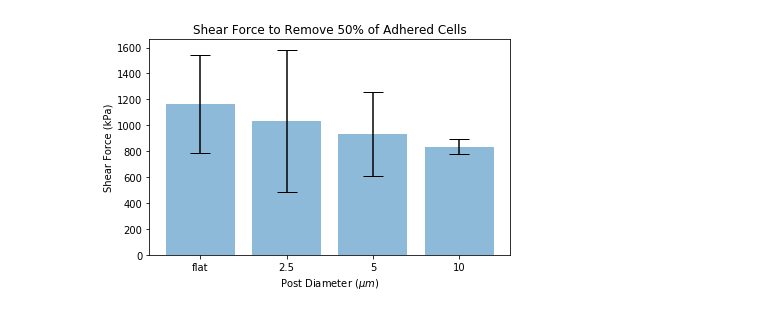
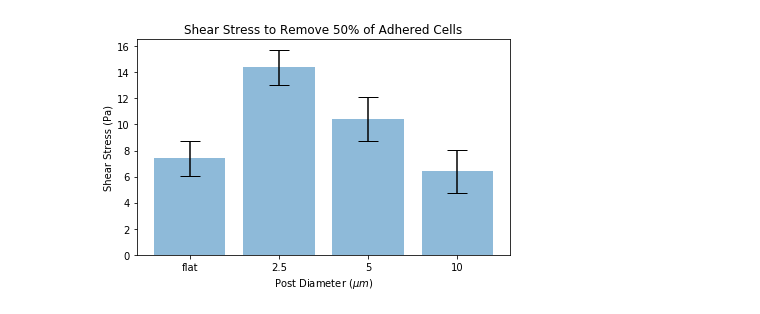
Before and after one commit to caromccue/CellML, a Jupyter notebook: notebooks/Shear Removal Plot.ipynb, the cells around one changed output. Drawn from its saved outputs; the diff is of its cells as text; code cells hidden in the pictures.

Commit message:
Adding shear data

```diff
--- a/notebooks/Shear Removal Plot.ipynb
+++ b/notebooks/Shear Removal Plot.ipynb
@@ -16,0 +11,33 @@ shearflat = df['flat']
+# %%
+xls = pd.ExcelFile('/Users/carolinemccue/Dropbox (MIT)/Project_ReversibleCellAdhesion_Broad/Shear Experiments/Image Processing/MG63_81922.xlsx')
+dfFlat1 = pd.read_excel(xls, 'Flat_1')
+dfFlat2 = pd.read_excel(xls, 'Flat_2')
+dfFlat3 = pd.read_excel(xls, 'Flat_3')
+dfFlat4 = pd.read_excel(xls, 'Flat_4')
+df2p5um1 = pd.read_excel(xls, '2.5_1')
+df5um1 = pd.read_excel(xls, '5_1')
+df10um3 = pd.read_excel(xls, '10_3')
+df = pd.read_excel(xls, 'all')
+
+
+area2p5um1 = df2p5um1['Normalized Area']
+area5um1 = df5um1['Normalized Area']
+area10um3 = df10um3['Normalized Area']
+areaflat1 = dfFlat1['Normalized Area']
+areaflat2 = dfFlat2['Normalized Area']
+areaflat3 = dfFlat3['Normalized Area']
+areaflat4 = dfFlat4['Normalized Area']
+
+shear2p5um1 = df2p5um1['shear (pa)']
+shear5um1 = df5um1['shear (pa)']
+shear10um3 = df10um3['shear (pa)']
+shearflat1 = dfFlat1['shear (pa)']
+shearflat2 = dfFlat2['shear (pa)']
+shearflat3 = dfFlat3['shear (pa)']
+shearflat4 = dfFlat4['shear (pa)']
+
+
+shear2p5um = df['2.5 um']
+shear5um = df['5 um']
+shear10um = df['10 um']
+shearflat = df['flat']
@@ -17,20 +67,20 @@ shearflat = df['flat']
 # %%
 postsize = ['flat', '2.5', '5', '10']
 x = np.arange(len(postsize))
 y = [shearflat.mean(), shear2p5um.mean(), shear5um.mean(), shear10um.mean()]
 errory = [shearflat.std(), shear2p5um.std(), shear5um.std(), shear10um.std()]
 
 fig, ax = plt.subplots()
 ax.bar(x, y, yerr = errory, align='center', alpha=0.5, ecolor='black', capsize=10)
-ax.set_ylabel('Shear Force (kPa)')
+ax.set_ylabel('Shear Stress (Pa)')
 ax.set_xticks(x)
 ax.set_xticklabels(postsize)
 ax.set_xlabel('Post Diameter ($\mu m$)')
-ax.set_title('Shear Force to Remove 50% of Adhered Cells')
+ax.set_title('Shear Stress to Remove 50% of Adhered Cells')
 
 
 # Save the figure and show
 plt.tight_layout()
 plt.show()
 # %% [output]
-[figure, old version]
+[figure, new version]
```
Also changed, not shown: parts of 5 cells of this notebook, 6 other files.
